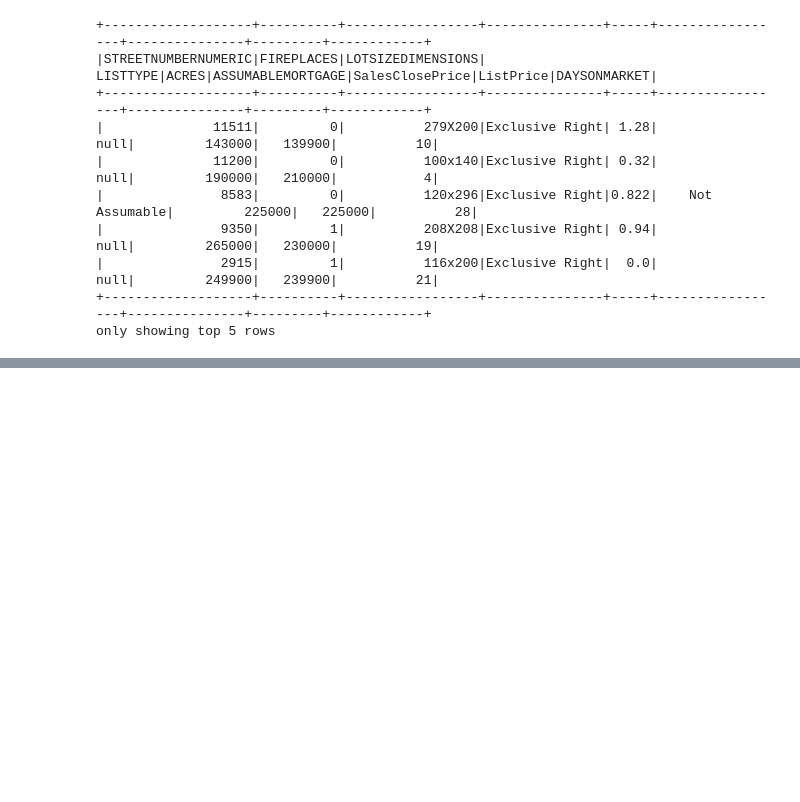
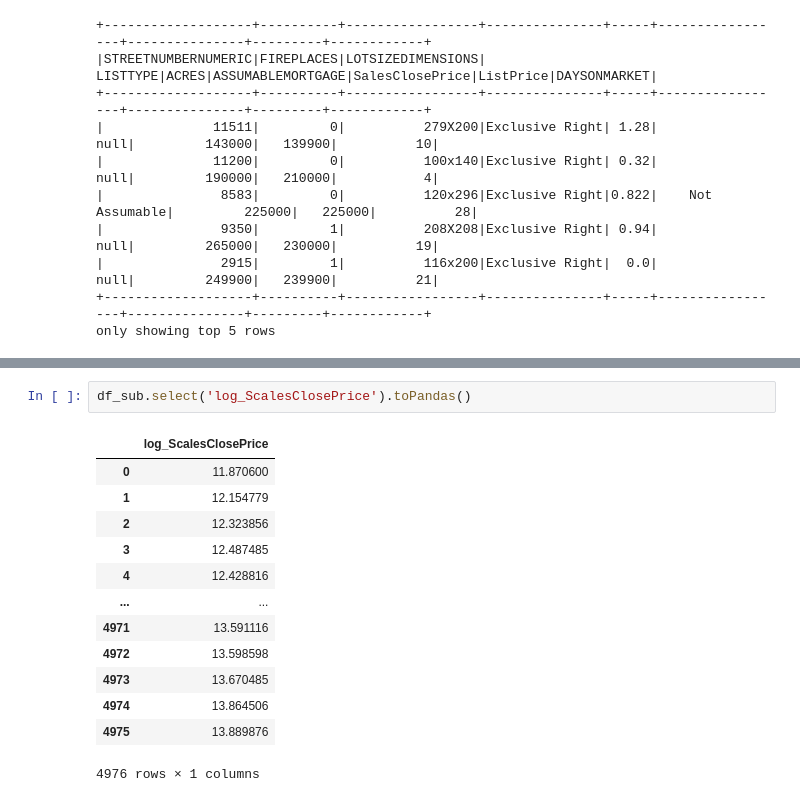
Before and after one commit to cuongpiger/CSC_Big_Data_in_Machine_Learning, a Jupyter notebook: Chapter 05. Data Pre-processing/demo.ipynb, the cells around one changed output, grey strips where cells are left out. Drawn from its saved outputs; the diff is of its cells as text; blank space fills up the shorter version.

```diff
--- a/Chapter 05. Data Pre-processing/demo.ipynb
+++ b/Chapter 05. Data Pre-processing/demo.ipynb
@@ -49,0 +105,16 @@ only showing top 5 rows
+# %%
+df_sub.select('log_ScalesClosePrice').toPandas()
+# %% [output]
+|  | log_ScalesClosePrice |
+| 0 | 11.870600 |
+| 1 | 12.154779 |
+| 2 | 12.323856 |
+| 3 | 12.487485 |
+| 4 | 12.428816 |
+| ... | ... |
+| 4971 | 13.591116 |
+| 4972 | 13.598598 |
+| 4973 | 13.670485 |
+| 4974 | 13.864506 |
+| 4975 | 13.889876 |
+4976 rows × 1 columns
```
Also changed, not shown: parts of 19 cells of this notebook, 1 other file.
